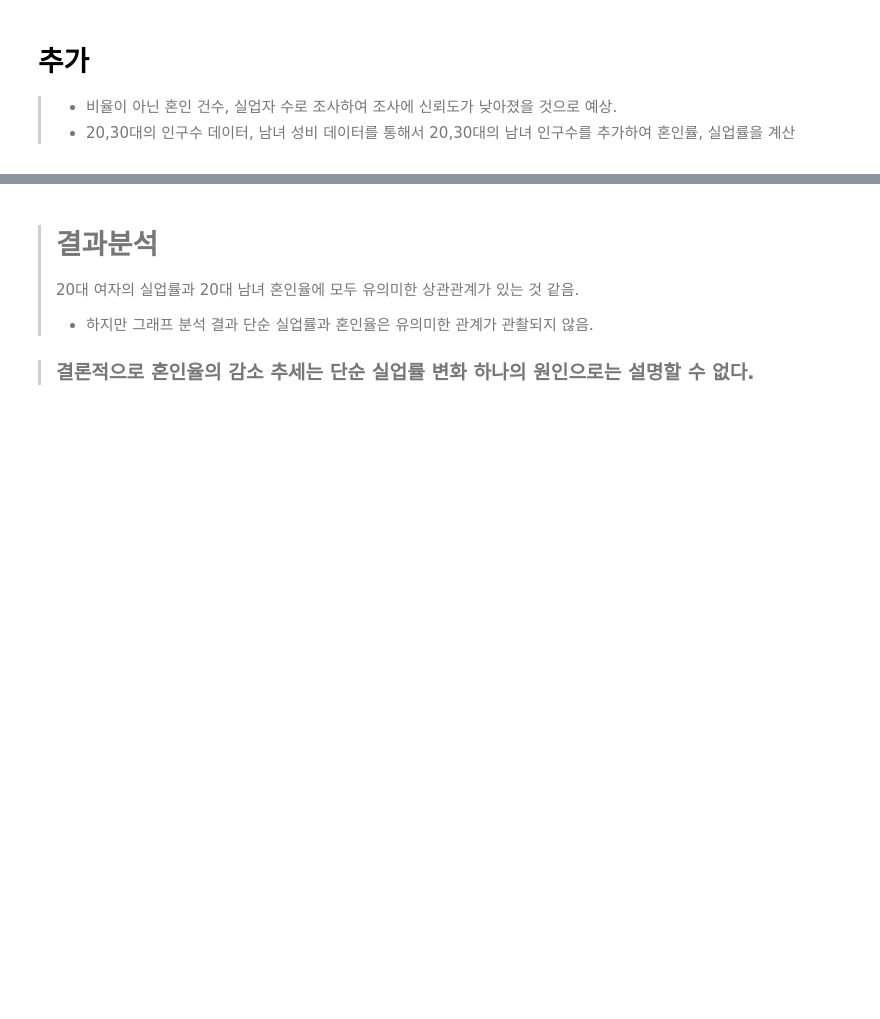
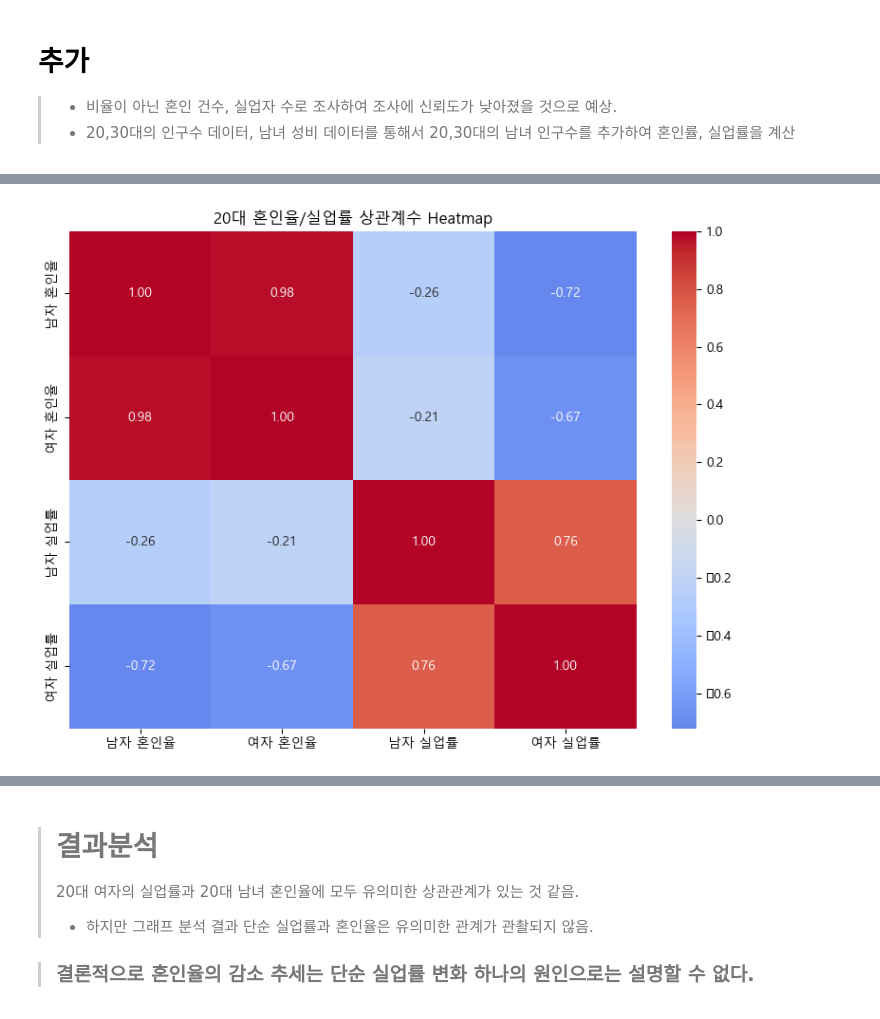
Before and after one commit to Phoenix-EDA-Team/EDA-Demographic, a Jupyter notebook: 가설4 데이터 분석, 결과.ipynb, the cells around one changed output, grey strips where cells are left out. Saved outputs shown, nothing was run; the diff lists cells and outputs as text; code cells hidden in the pictures; blank space fills up the shorter version.

```diff
--- a/가설4 데이터 분석, 결과.ipynb
+++ b/가설4 데이터 분석, 결과.ipynb
@@ -407,0 +359,19 @@ plt.show()
+# %%
+# ===== 6. 상관관계 분석용 히트맵 (연령대별) =====
+# 6-1. 20대 데이터 피벗 (행: 연도, 열: 성별별 지표)
+df_20 = df_rates[df_rates['연령대'] == '20대'].copy()
+df_20_pivot = df_20.pivot(index='연도', columns='성별', values=['혼인율', '실업률'])
+df_20_pivot.columns = [f"{col[1]} {col[0]}" for col in df_20_pivot.columns]
+corr_20 = df_20_pivot.corr()
+
+plt.figure(figsize=(8, 6))
+sns.heatmap(corr_20, annot=True, fmt=".2f", cmap="coolwarm", center=0)
+plt.title("20대 혼인율/실업률 상관계수 Heatmap")
+plt.tight_layout()
+
+save_path = r"C:\Users\smhrd\Desktop\새 폴더\FlaskWeb\static\img\graph\가설4-20대 결혼율VS실업율 상관관계Heatmap.png"
+plt.savefig(save_path, dpi=300)  # 해상도 300 DPI로 저장
+
+plt.show()
+# %% [output]
+[figure, added]
```
Also changed, not shown: parts of 5 cells of this notebook, 13 other files.
